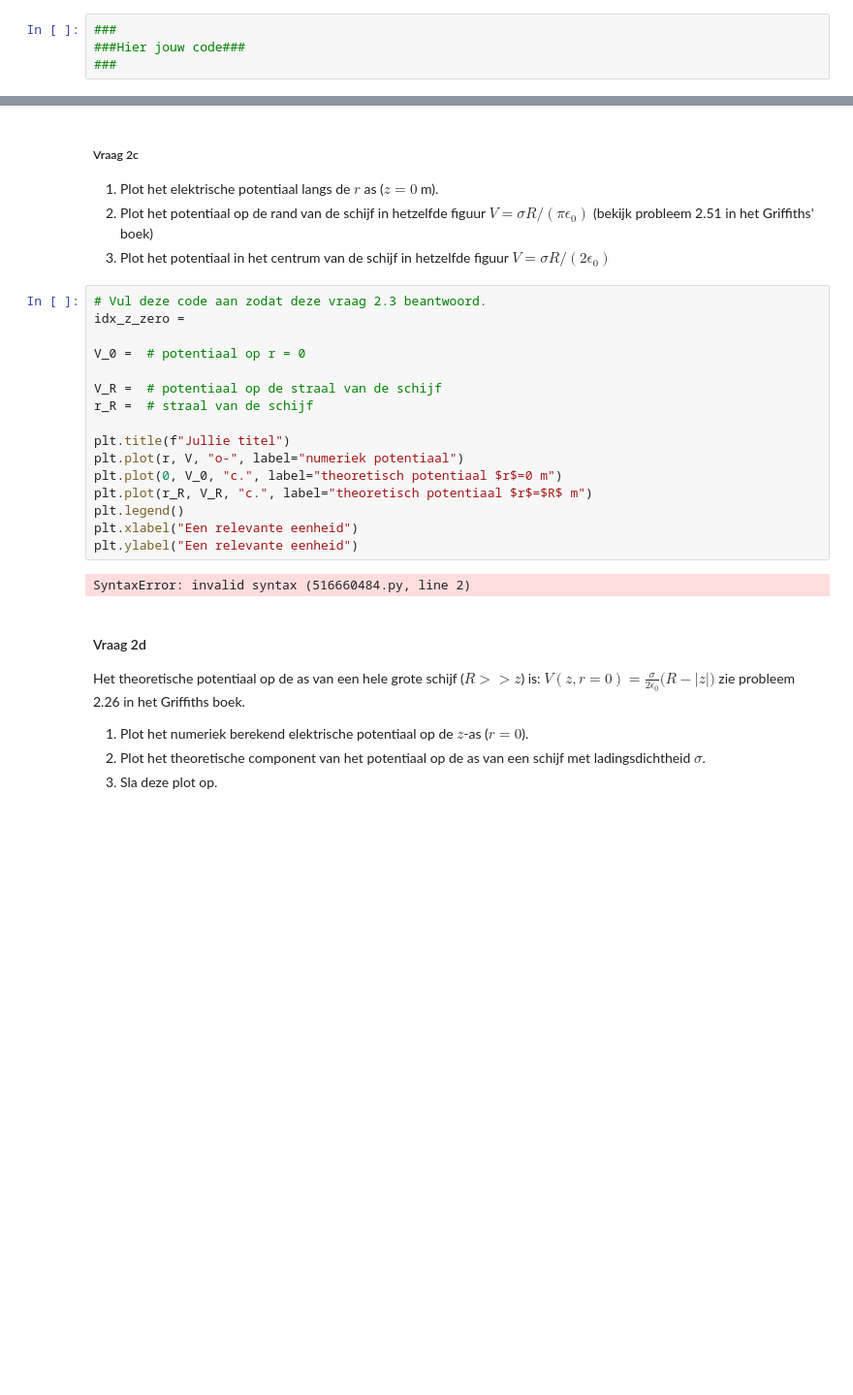
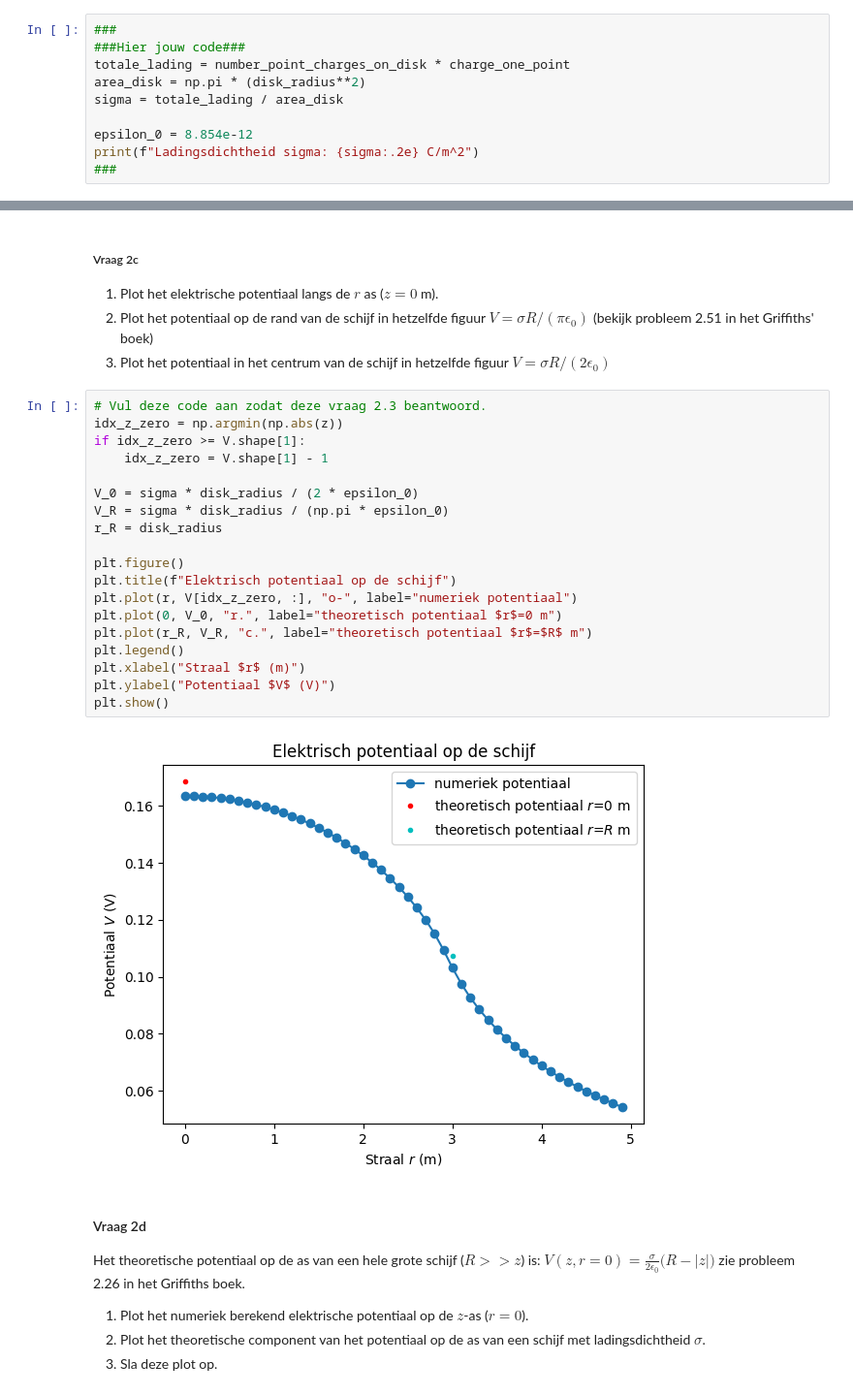
Before and after one commit to owesdorp/opdrachten-DEF-D, a Jupyter notebook: DigitaleOntwerpopdrachten/1CondensatorOpdracht/CondensatorOntwerpopdracht.ipynb, the cells around one changed output, grey strips where cells are left out. Shown at 97% size. Drawn from its saved outputs; the diff is of its cells as text; blank space fills up the shorter version.

```diff
--- a/DigitaleOntwerpopdrachten/1CondensatorOpdracht/CondensatorOntwerpopdracht.ipynb
+++ b/DigitaleOntwerpopdrachten/1CondensatorOpdracht/CondensatorOntwerpopdracht.ipynb
@@ -197,4 +198,10 @@ Het aantal punten dat gebruikt wordt om de schijf te creëren is number_point_ch
 # %%
 ###
 ###Hier jouw code###
+totale_lading = number_point_charges_on_disk * charge_one_point
+area_disk = np.pi * (disk_radius**2)
+sigma = totale_lading / area_disk
+
+epsilon_0 = 8.854e-12
+print(f"Ladingsdichtheid sigma: {sigma:.2e} C/m^2")
 ###
@@ -207,22 +216,25 @@ Het aantal punten dat gebruikt wordt om de schijf te creëren is number_point_ch
 3. Plot het potentiaal in het centrum van de schijf in hetzelfde figuur $V = \sigma R/(2 \epsilon_0)$
 # %%
 # Vul deze code aan zodat deze vraag 2.3 beantwoord.
-idx_z_zero =
+idx_z_zero = np.argmin(np.abs(z))
+if idx_z_zero >= V.shape[1]:
+    idx_z_zero = V.shape[1] - 1
 
-V_0 =  # potentiaal op r = 0
+V_0 = sigma * disk_radius / (2 * epsilon_0)
+V_R = sigma * disk_radius / (np.pi * epsilon_0)
+r_R = disk_radius
 
-V_R =  # potentiaal op de straal van de schijf
-r_R =  # straal van de schijf
-
-plt.title(f"Jullie titel")
-plt.plot(r, V, "o-", label="numeriek potentiaal")
-plt.plot(0, V_0, "c.", label="theoretisch potentiaal $r$=0 m")
+plt.figure()
+plt.title(f"Elektrisch potentiaal op de schijf")
+plt.plot(r, V[idx_z_zero, :], "o-", label="numeriek potentiaal")
+plt.plot(0, V_0, "r.", label="theoretisch potentiaal $r$=0 m")
 plt.plot(r_R, V_R, "c.", label="theoretisch potentiaal $r$=$R$ m")
 plt.legend()
-plt.xlabel("Een relevante eenheid")
-plt.ylabel("Een relevante eenheid")
+plt.xlabel("Straal $r$ (m)")
+plt.ylabel("Potentiaal $V$ (V)")
+plt.show()
 # %% [output]
-SyntaxError: invalid syntax (516660484.py, line 2)
+[figure, added]
 # %% [markdown]
 #### Vraag 2d
 
```
Also changed, not shown: parts of 15 cells of this notebook, 4 other files.
